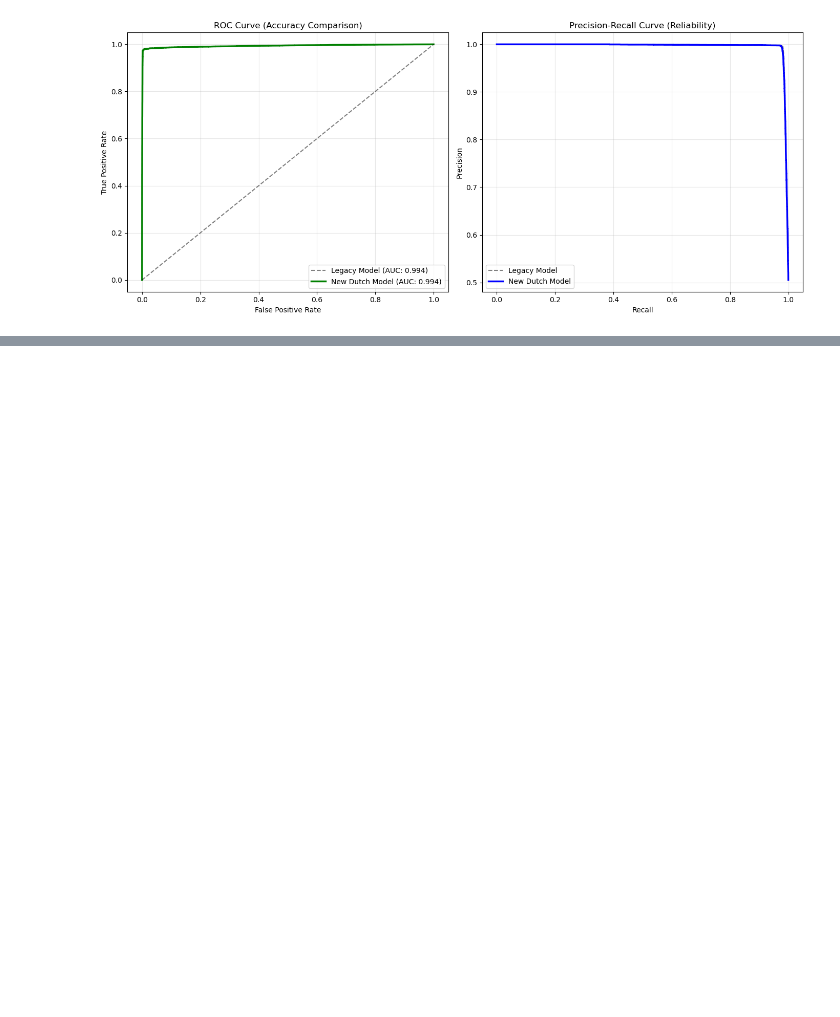
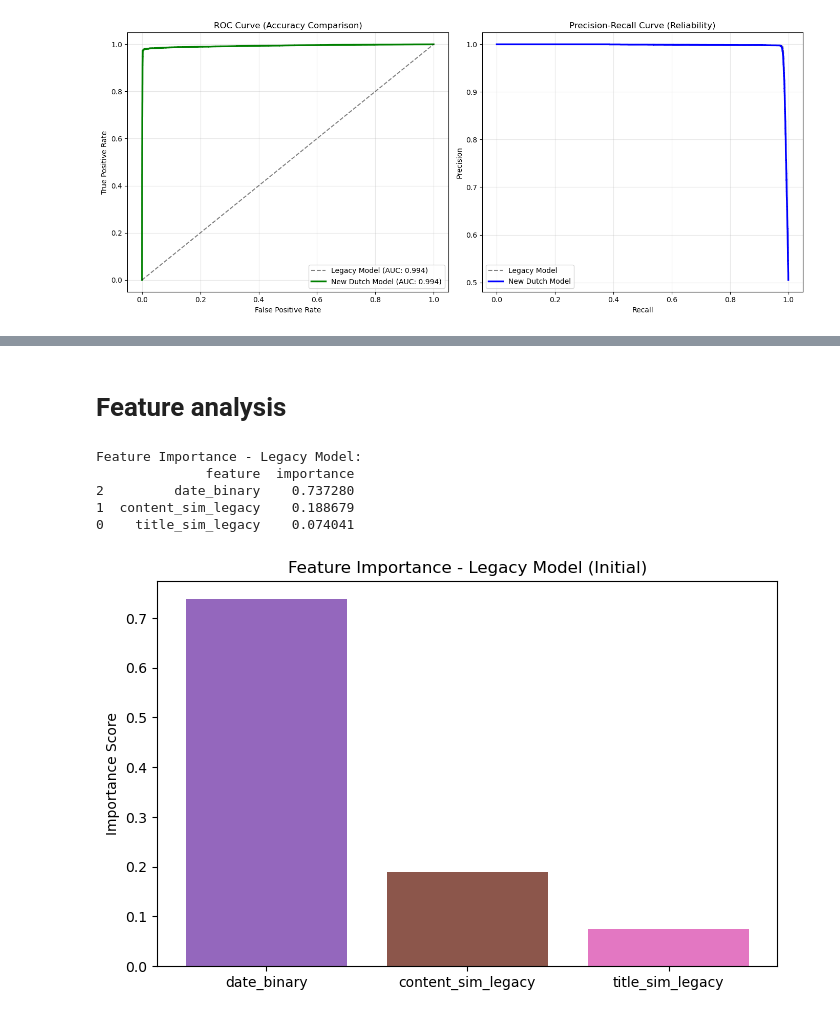
Before and after one commit to slaaziz/CBS, a Jupyter notebook: rf_models_reconstructed.ipynb, the cells around one changed output, grey strips where cells are left out. Saved outputs shown, nothing was run; the diff lists cells and outputs as text; code cells hidden in the pictures; blank space fills up the shorter version.

Commit message:
Added error analysis

```diff
--- a/rf_models_reconstructed.ipynb
+++ b/rf_models_reconstructed.ipynb
@@ -214,0 +455,35 @@ plt.show()
+# %% [markdown]
+# Feature analysis
+# %%
+# loading the original model again
+with open('model_rf_initial.pkl', 'rb') as f:
+    model_legacy = pickle.load(f)
+
+# these are the features we trained on
+features_legacy = ['title_sim_legacy', 'content_sim_legacy', 'date_binary']
+
+# getting the importance scores
+importances_legacy = model_legacy.feature_importances_
+
+# making a dataframe so its easy to read
+feature_df_legacy = pd.DataFrame({
+    'feature': features_legacy,
+    'importance': importances_legacy
+}).sort_values(by='importance', ascending=False)
+
+print("Feature Importance - Legacy Model:")
+print(feature_df_legacy)
+
+# plot
+plt.figure(figsize=(8, 5))
+plt.bar(feature_df_legacy['feature'], feature_df_legacy['importance'], color=['#9467bd', '#8c564b', '#e377c2'])
+plt.title("Feature Importance - Legacy Model (Initial)")
+plt.ylabel("Importance Score")
+plt.show()
+# %% [output]
+Feature Importance - Legacy Model:
+              feature  importance
+2         date_binary    0.737280
+1  content_sim_legacy    0.188679
+0    title_sim_legacy    0.074041
+[figure, added]
```
Also changed, not shown: parts of 15 cells of this notebook.
